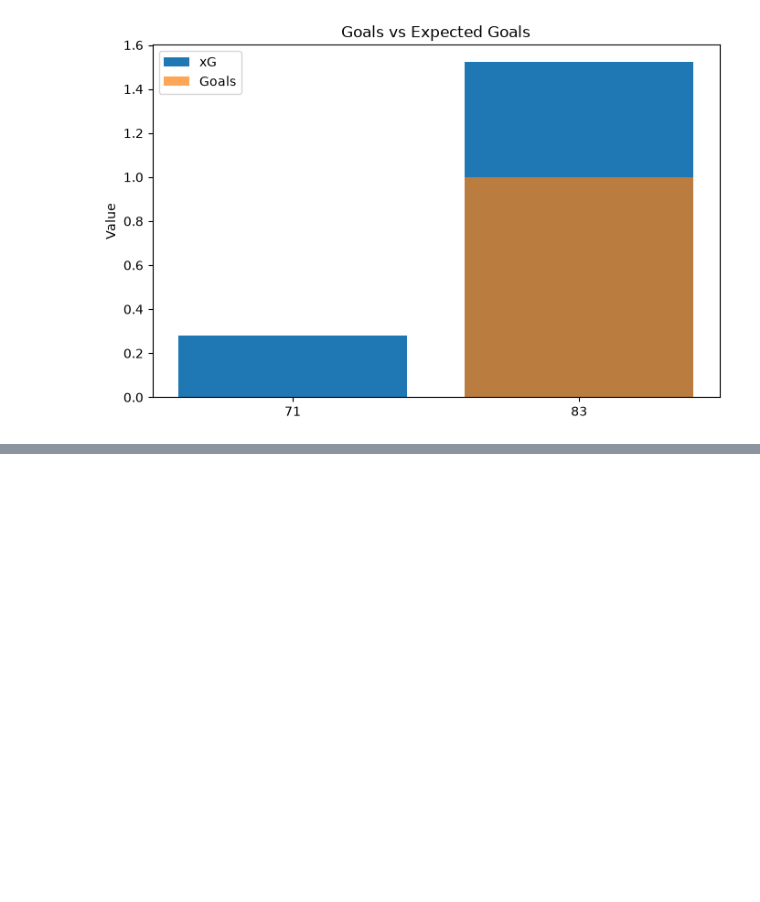
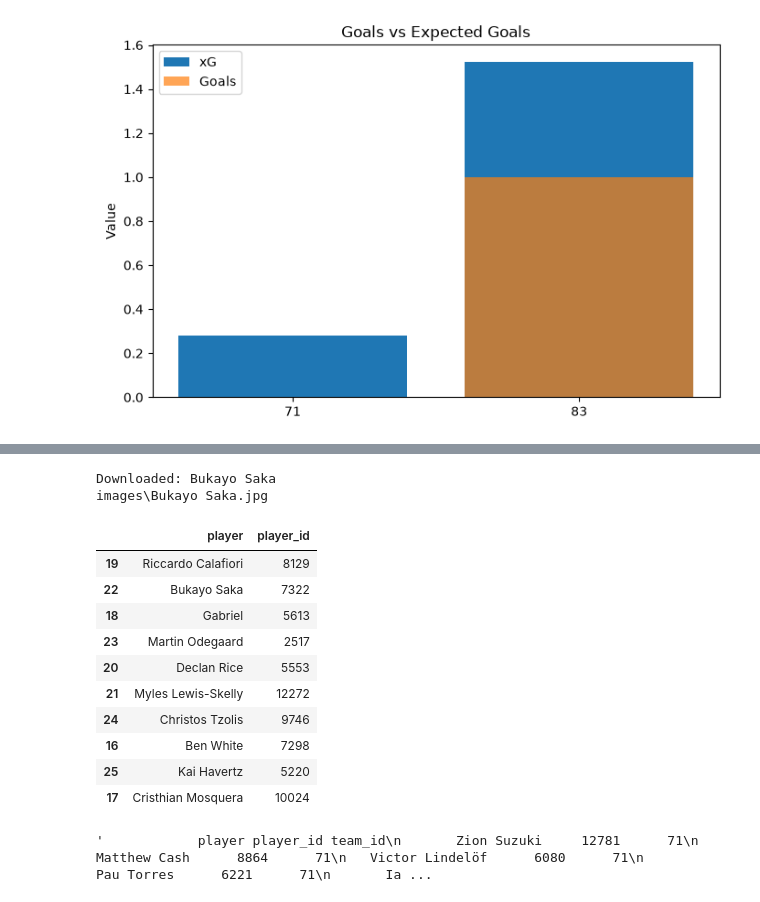
Before and after one commit to SalmaAllam8/football-data-visualization, a Jupyter notebook: Arsenal_undestats.ipynb, the cells around one changed output, grey strips where cells are left out. Drawn from its saved outputs; the diff is of its cells as text; code cells hidden in the pictures; blank space fills up the shorter version.

```diff
--- a/Arsenal_undestats.ipynb
+++ b/Arsenal_undestats.ipynb
@@ -410,0 +530,21 @@ plt.show()
+# %%
+image_path = search_for_player_image("Bukayo Saka")
+
+print(image_path)
+# %% [output]
+Downloaded: Bukayo Saka
+images\Bukayo Saka.jpg
+# %%
+top_10[["player", "player_id"]]
+# %% [output]
+|  | player | player_id |
+| 19 | Riccardo Calafiori | 8129 |
+| 22 | Bukayo Saka | 7322 |
+| 18 | Gabriel | 5613 |
+| 23 | Martin Odegaard | 2517 |
+| 20 | Declan Rice | 5553 |
+| 21 | Myles Lewis-Skelly | 12272 |
+| 24 | Christos Tzolis | 9746 |
+| 16 | Ben White | 7298 |
+| 25 | Kai Havertz | 5220 |
+| 17 | Cristhian Mosquera | 10024 |
@@ -410,0 +564,4 @@ plt.show()
+# %%
+df[["player", "player_id", "team_id"]].to_string(index=False)
+# %% [output]
+'            player player_id team_id\n       Zion Suzuki     12781      71\n      Matthew Cash      8864      71\n   Victor Lindelöf      6080      71\n        Pau Torres      6221      71\n       Ia ...
```
Also changed, not shown: parts of 8 cells of this notebook.
